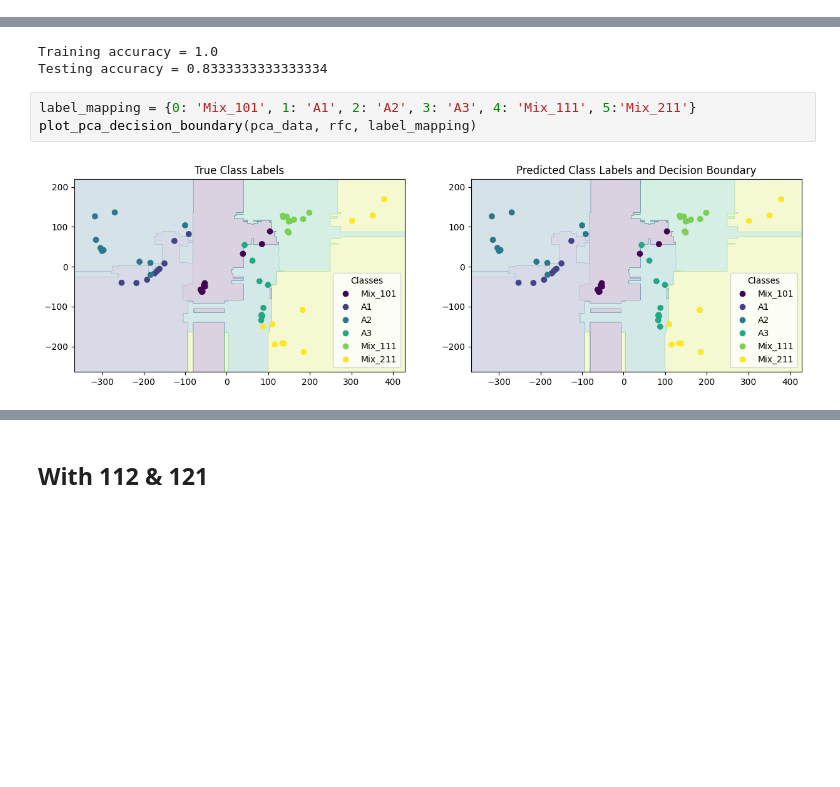
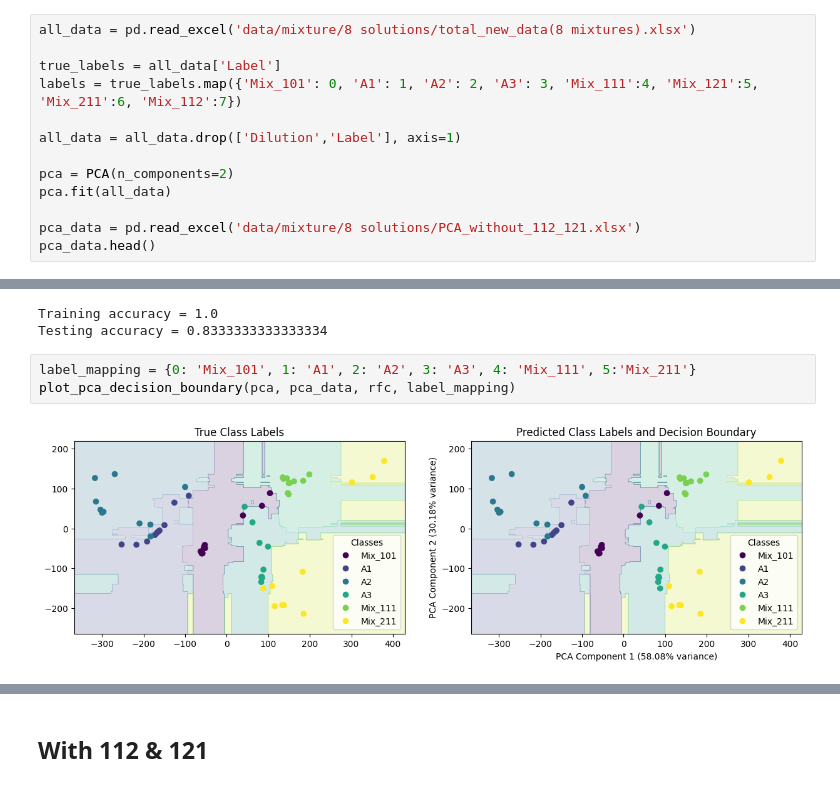
Before and after one commit to SohamD34/BTP, a Jupyter notebook: scripts/Mixture + Analytes/8 Mixtures/PCA_RFC.ipynb, the cells around one changed output, grey strips where cells are left out. Saved outputs shown, nothing was run; the diff lists cells and outputs as text; blank space fills up the shorter version.

```diff
--- a/scripts/Mixture + Analytes/8 Mixtures/PCA_RFC.ipynb
+++ b/scripts/Mixture + Analytes/8 Mixtures/PCA_RFC.ipynb
@@ -27,0 +19,13 @@ pca_data.head()
+# %%
+all_data = pd.read_excel('data/mixture/8 solutions/total_new_data(8 mixtures).xlsx')
+
+true_labels = all_data['Label']
+labels = true_labels.map({'Mix_101': 0, 'A1': 1, 'A2': 2, 'A3': 3, 'Mix_111':4, 'Mix_121':5, 'Mix_211':6, 'Mix_112':7})
+
+all_data = all_data.drop(['Dilution','Label'], axis=1)
+
+pca = PCA(n_components=2)
+pca.fit(all_data)
+
+pca_data = pd.read_excel('data/mixture/8 solutions/PCA_without_112_121.xlsx')
+pca_data.head()
@@ -49,9 +60,9 @@ Training accuracy = 1.0
 Testing accuracy = 0.8333333333333334
 # %%
 label_mapping = {0: 'Mix_101', 1: 'A1', 2: 'A2', 3: 'A3', 4: 'Mix_111', 5:'Mix_211'}
-plot_pca_decision_boundary(pca_data, rfc, label_mapping)
+plot_pca_decision_boundary(pca, pca_data, rfc, label_mapping)
 # %% [output]
-[figure, old version]
+[figure, new version]
 # %%
 ''' Confusion matrix '''
 
```
Also changed, not shown: parts of 7 cells of this notebook, 26 other files.
